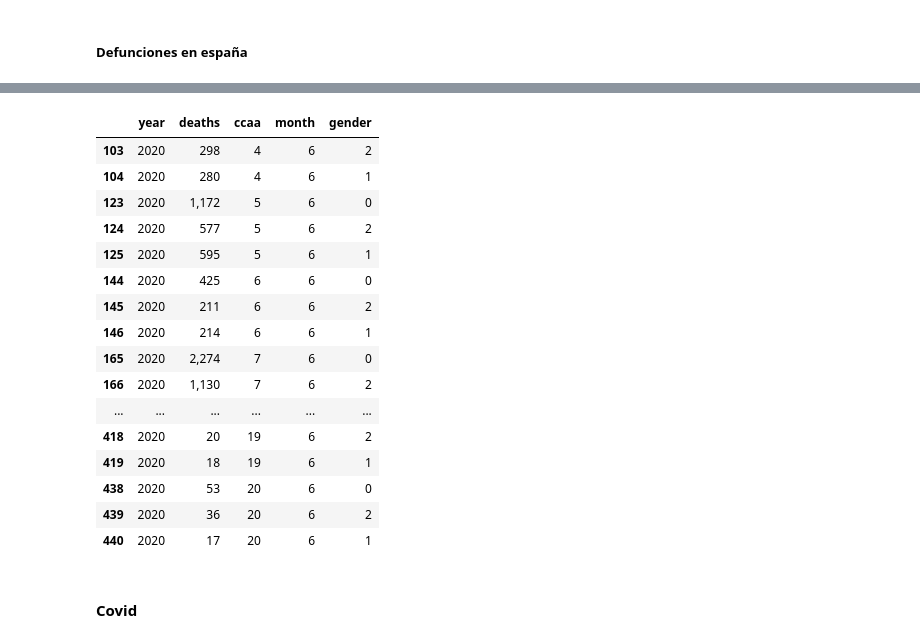
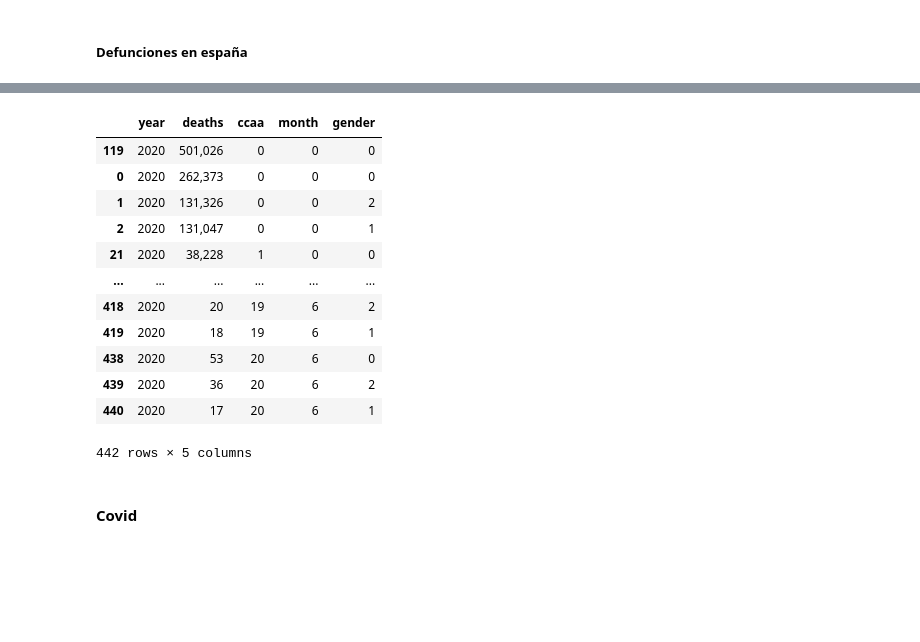
Before and after one commit to RodriGuerra98/TFG21RG, a Jupyter notebook: visualization_covid.ipynb, the cells around one changed output, grey strips where cells are left out. Drawn from its saved outputs; the diff is of its cells as text; code cells hidden in the pictures; blank space fills up the shorter version.

```diff
--- a/visualization_covid.ipynb
+++ b/visualization_covid.ipynb
@@ -671,38 +668,45 @@ df_deaths_covid_spain.head(n=50)
 # %% [markdown]
 ##### Defunciones en españa
 # %%
-df_defunciones_spain_total = pd.concat([df_defunciones_spain_1900_2020, df_defunciones_spain_1991_2018, df_defunciones_spain_2019, df_defunciones_spain_2020])
-# df_defunciones_spain_total["deaths"] = df_defunciones_spain_total["deaths"].interpolate()
+df_defunciones_spain_total = pd.concat(
+    [
+     df_defunciones_spain_1900_2020,
+     df_defunciones_spain_1991_2018,
+     df_defunciones_spain_2019,
+     df_defunciones_spain_2020
+     ])
+
 df_defunciones_spain_total = df_defunciones_spain_total.fillna(0)
 
+## Sort and apply same format for all the rows
 df_defunciones_spain_total = df_defunciones_spain_total.sort_values(by=["year", "month"])
 df_defunciones_spain_total["Periodo"] = df_defunciones_spain_total["year"].apply(str) + "_" + df_defunciones_spain_total["month"].apply(str)
 
+## Gráfico con todos los datos relacionados a defunciones en España
 fig = px.line(df_defunciones_spain_total[df_defunciones_spain_total["gender"] == 0], x="Periodo", y="deaths", color="ccaa",
               line_group="ccaa",
               title="Defunciones en España Anual desde 1900 hasta 2016.<br>Desde 2006 hasta 2020 anual (ccaa).<br>Desde 2016 a 2021 mensual")
 fig.show()
+
 df_defunciones_spain_total =  df_defunciones_spain_total.drop("Periodo", axis=1)
-df_defunciones_spain_total.tail(n=50)
+df_defunciones_spain_total =  df_defunciones_spain_total.drop_duplicates()
+
+df_defunciones_spain_total[df_defunciones_spain_total["year"] == 2020]
 # %% [output]
 [interactive output not drawn]
 |  | year | deaths | ccaa | month | gender |
-| 103 | 2020 | 298 | 4 | 6 | 2 |
-| 104 | 2020 | 280 | 4 | 6 | 1 |
-| 123 | 2020 | 1,172 | 5 | 6 | 0 |
-| 124 | 2020 | 577 | 5 | 6 | 2 |
-| 125 | 2020 | 595 | 5 | 6 | 1 |
-| 144 | 2020 | 425 | 6 | 6 | 0 |
-| 145 | 2020 | 211 | 6 | 6 | 2 |
-| 146 | 2020 | 214 | 6 | 6 | 1 |
-| 165 | 2020 | 2,274 | 7 | 6 | 0 |
-| 166 | 2020 | 1,130 | 7 | 6 | 2 |
+| 119 | 2020 | 501,026 | 0 | 0 | 0 |
+| 0 | 2020 | 262,373 | 0 | 0 | 0 |
+| 1 | 2020 | 131,326 | 0 | 0 | 2 |
+| 2 | 2020 | 131,047 | 0 | 0 | 1 |
+| 21 | 2020 | 38,228 | 1 | 0 | 0 |
 | ... | ... | ... | ... | ... | ... |
 | 418 | 2020 | 20 | 19 | 6 | 2 |
 | 419 | 2020 | 18 | 19 | 6 | 1 |
 | 438 | 2020 | 53 | 20 | 6 | 0 |
 | 439 | 2020 | 36 | 20 | 6 | 2 |
 | 440 | 2020 | 17 | 20 | 6 | 1 |
+442 rows × 5 columns
 # %% [markdown]
 #### Covid
 # %% [markdown]
```
Also changed, not shown: parts of 18 cells of this notebook.
